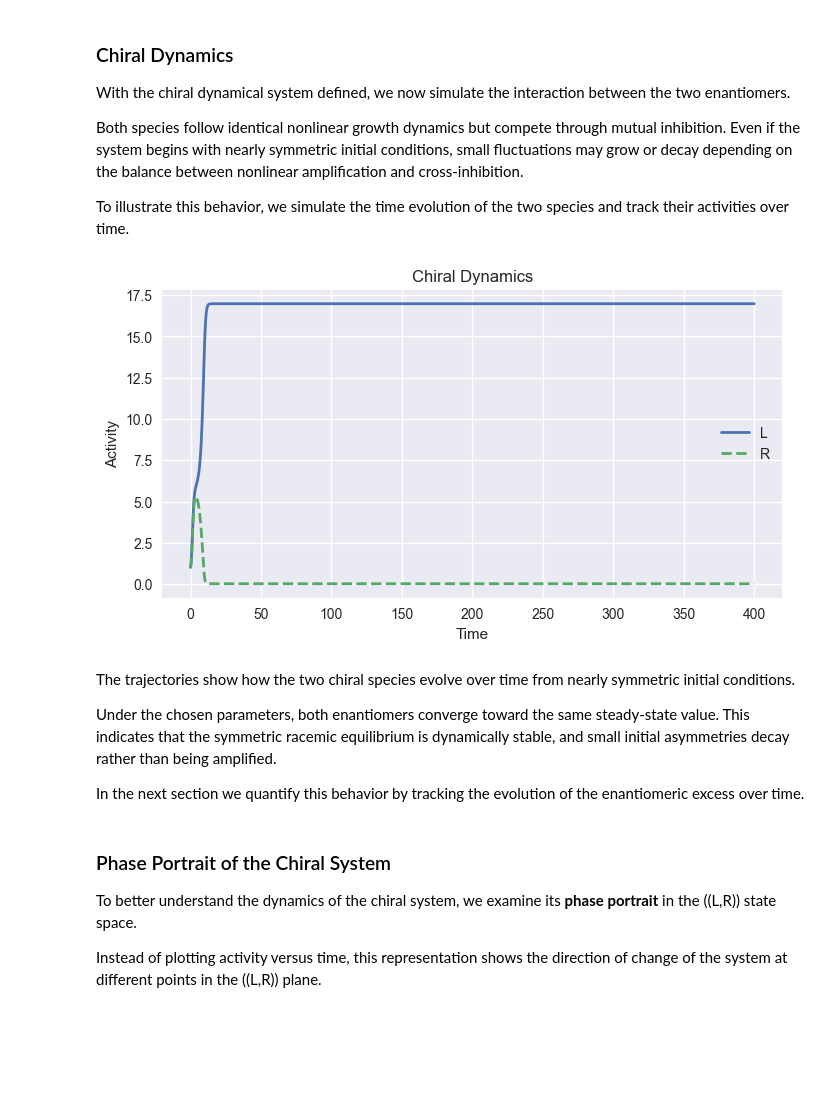
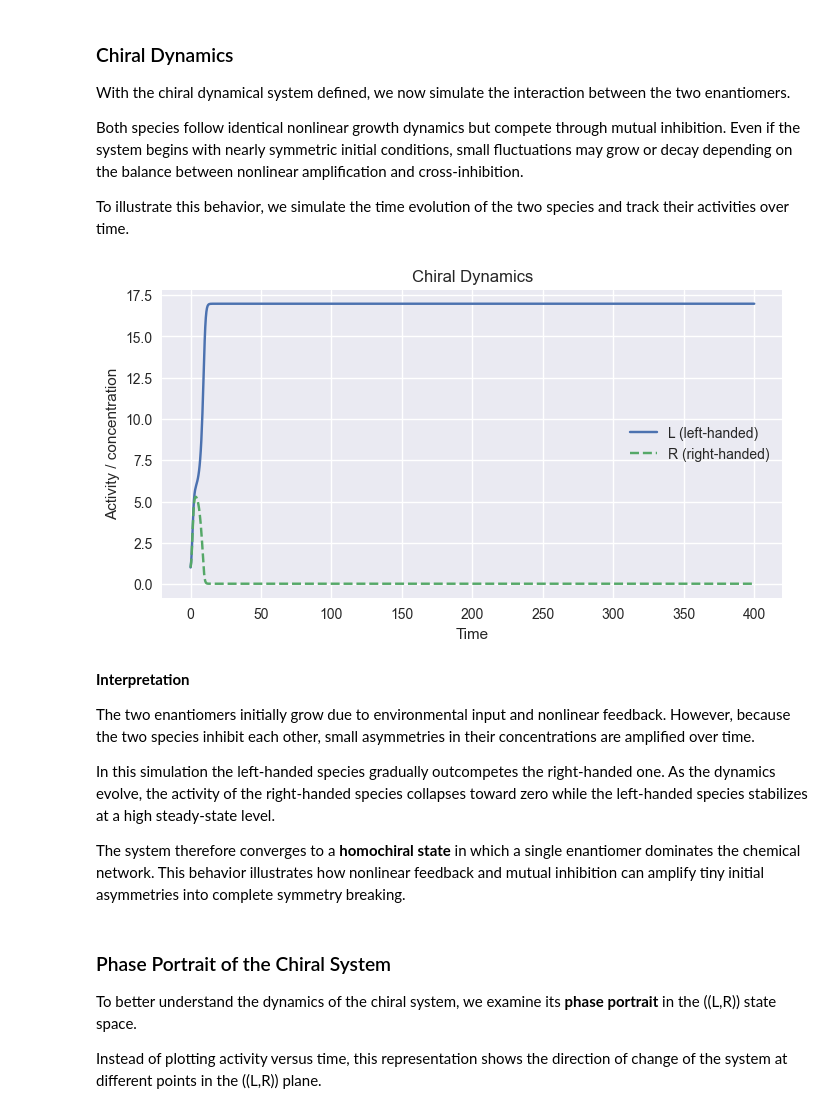
Before and after one commit to nyllade/life-dynamical-attractor, a Jupyter notebook: attractor_model.ipynb, the cells around one changed output. Saved outputs shown, nothing was run; the diff lists cells and outputs as text; code cells hidden in the pictures; blank space fills up the shorter version.

```diff
--- a/attractor_model.ipynb
+++ b/attractor_model.ipynb
@@ -1256,23 +1262,25 @@ R = sol.y[1]
 # %%
 plt.figure(figsize=(8,4))
 
-plt.plot(t, L, label="L", linewidth=2)
-plt.plot(t, R, label="R", linewidth=2, linestyle="--")
+plt.plot(t, L, label="L (left-handed)")
+plt.plot(t, R, "--", label="R (right-handed)")
 
 plt.xlabel("Time")
-plt.ylabel("Activity")
+plt.ylabel("Activity / concentration")
 plt.title("Chiral Dynamics")
 
 plt.legend()
 plt.show()
 # %% [output]
-[figure, old version]
+[figure, new version]
 # %% [markdown]
-The trajectories show how the two chiral species evolve over time from nearly symmetric initial conditions.
+**Interpretation**
 
-Under the chosen parameters, both enantiomers converge toward the same steady-state value. This indicates that the symmetric racemic equilibrium is dynamically stable, and small initial asymmetries decay rather than being amplified.
+The two enantiomers initially grow due to environmental input and nonlinear feedback. However, because the two species inhibit each other, small asymmetries in their concentrations are amplified over time.
 
-In the next section we quantify this behavior by tracking the evolution of the enantiomeric excess over time.
+In this simulation the left-handed species gradually outcompetes the right-handed one. As the dynamics evolve, the activity of the right-handed species collapses toward zero while the left-handed species stabilizes at a high steady-state level.
+
+The system therefore converges to a **homochiral state** in which a single enantiomer dominates the chemical network. This behavior illustrates how nonlinear feedback and mutual inhibition can amplify tiny initial asymmetries into complete symmetry breaking.
 # %% [markdown]
 ### Phase Portrait of the Chiral System
 
```
Also changed, not shown: parts of 26 cells of this notebook, 1 other file.
